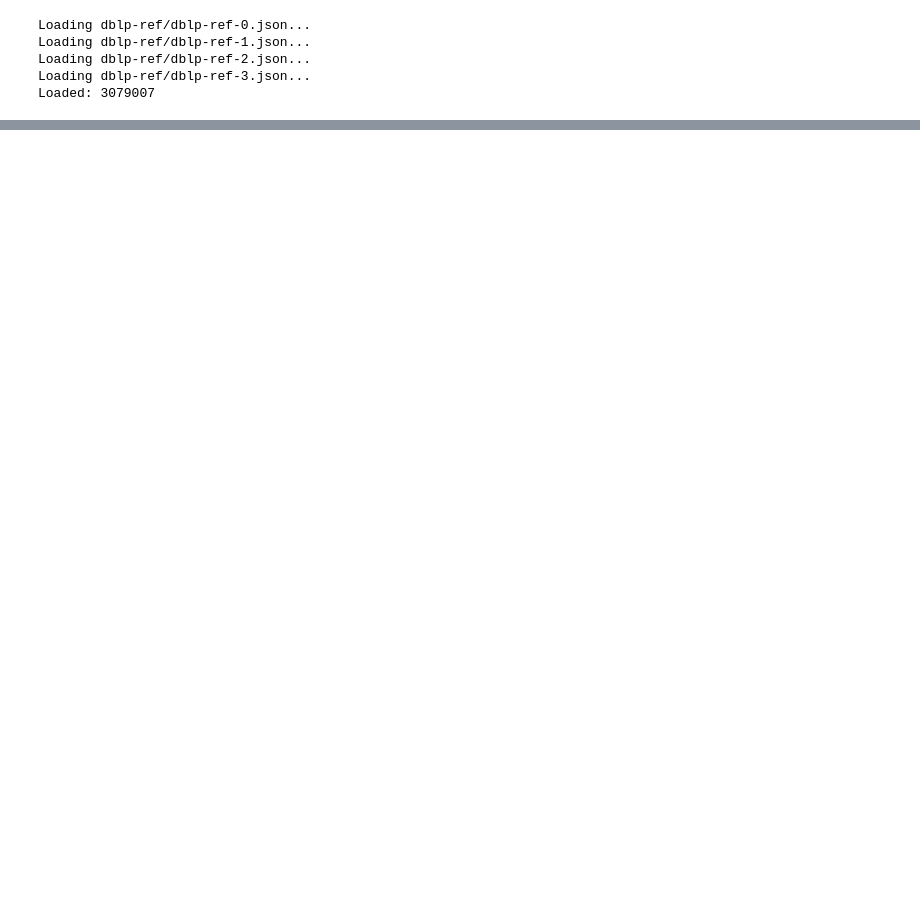
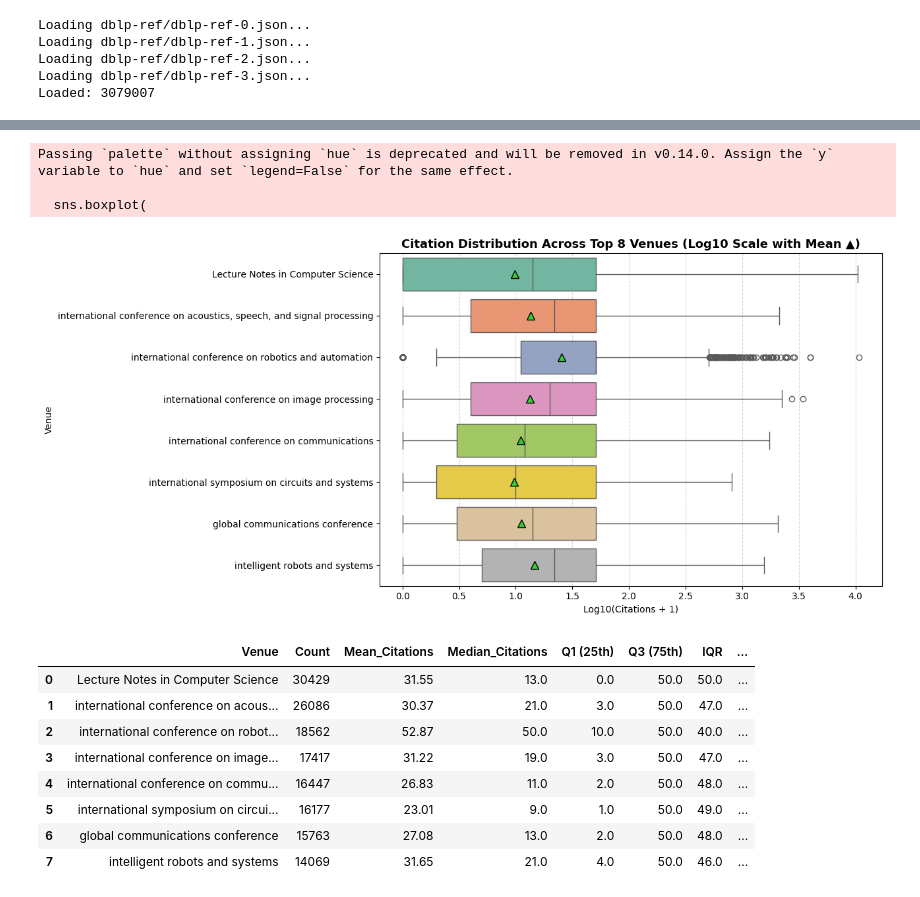
Before and after one commit to daferna3/ai-group-project, a Jupyter notebook: ai_group_project.ipynb, the cells around one changed output, grey strips where cells are left out. Cells and saved outputs as stored; diff of their text form; code cells hidden in the pictures; blank space fills up the shorter version.

```diff
--- a/ai_group_project.ipynb
+++ b/ai_group_project.ipynb
@@ -57,0 +192,54 @@ print(f"Reduced features shape: {reduced.shape}")
+# %%
+# Citation Boxplot comparison across top venues.
+# Boxplot Comparison with Mean Markers (Green Triangles)
+df['log_citation'] = np.log10(df['n_citation'] + 1)
+
+plt.figure(figsize=(13, 6))
+sns.boxplot(
+    data=df[df['venue'].isin(top8_venue_names)],
+    x='log_citation',
+    y='venue',
+    order=top8_venue_names,
+    showmeans=True,
+    meanprops={"marker":"^", "markerfacecolor":"limegreen", "markeredgecolor":"black", "markersize":"8"},
+    palette="Set2"
+)
+plt.title("Citation Distribution Across Top 8 Venues (Log10 Scale with Mean ▲)", fontsize=13, fontweight='bold')
+plt.xlabel("Log10(Citations + 1)")
+plt.ylabel("Venue")
+plt.grid(axis='x', linestyle='--', alpha=0.5)
+plt.tight_layout()
+plt.show()
+
+# Quantitative Boxplot Comparison Table (Medians, IQRs, Skewness) for Report
+boxplot_stats = []
+for v in top8_venue_names:
+    sub = df[df['venue'] == v]['n_citation']
+    q1, med, q3 = np.percentile(sub, [25, 50, 75], method='linear')
+    iqr = q3 - q1
+    boxplot_stats.append({
+        'Venue': v,
+        'Count': len(sub),
+        'Mean_Citations': round(sub.mean(), 2),
+        'Median_Citations': round(med, 2),
+        'Q1 (25th)': round(q1, 2),
+        'Q3 (75th)': round(q3, 2),
+        'IQR': round(iqr, 2),
+        'Upper_Whisker_Max (Q3+1.5*IQR)': round(q3 + 1.5 * iqr, 2),
+        'Max_Outlier': sub.max()
+    })
+display(pd.DataFrame(boxplot_stats))
+# %% [output]
+Passing `palette` without assigning `hue` is deprecated and will be removed in v0.14.0. Assign the `y` variable to `hue` and set `legend=False` for the same effect.
+
+  sns.boxplot(
+[figure, added]
+|  | Venue | Count | Mean_Citations | Median_Citations | Q1 (25th) | Q3 (75th) | IQR | ... |
+| 0 | Lecture Notes in Computer Science | 30429 | 31.55 | 13.0 | 0.0 | 50.0 | 50.0 | ... |
+| 1 | international conference on acous... | 26086 | 30.37 | 21.0 | 3.0 | 50.0 | 47.0 | ... |
+| 2 | international conference on robot... | 18562 | 52.87 | 50.0 | 10.0 | 50.0 | 40.0 | ... |
+| 3 | international conference on image... | 17417 | 31.22 | 19.0 | 3.0 | 50.0 | 47.0 | ... |
+| 4 | international conference on commu... | 16447 | 26.83 | 11.0 | 2.0 | 50.0 | 48.0 | ... |
+| 5 | international symposium on circui... | 16177 | 23.01 | 9.0 | 1.0 | 50.0 | 49.0 | ... |
+| 6 | global communications conference | 15763 | 27.08 | 13.0 | 2.0 | 50.0 | 48.0 | ... |
+| 7 | intelligent robots and systems | 14069 | 31.65 | 21.0 | 4.0 | 50.0 | 46.0 | ... |
```
Also changed, not shown: parts of 12 cells of this notebook, 1 other file.
